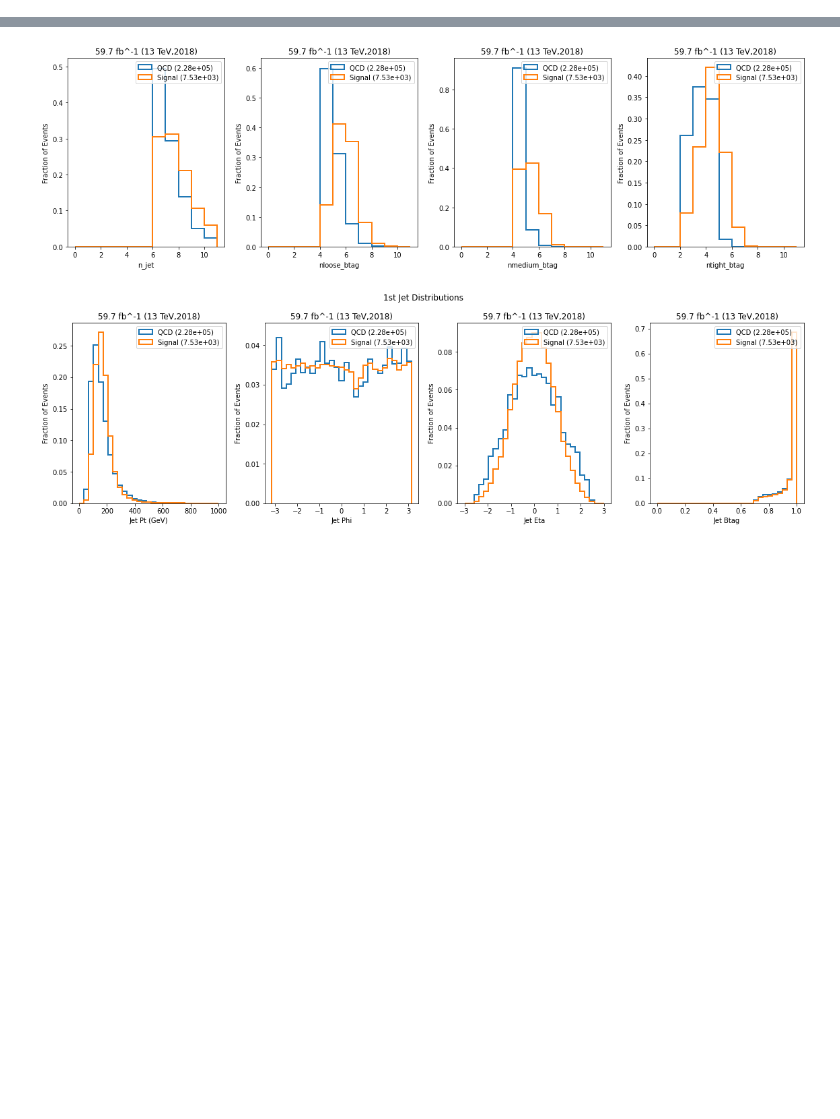
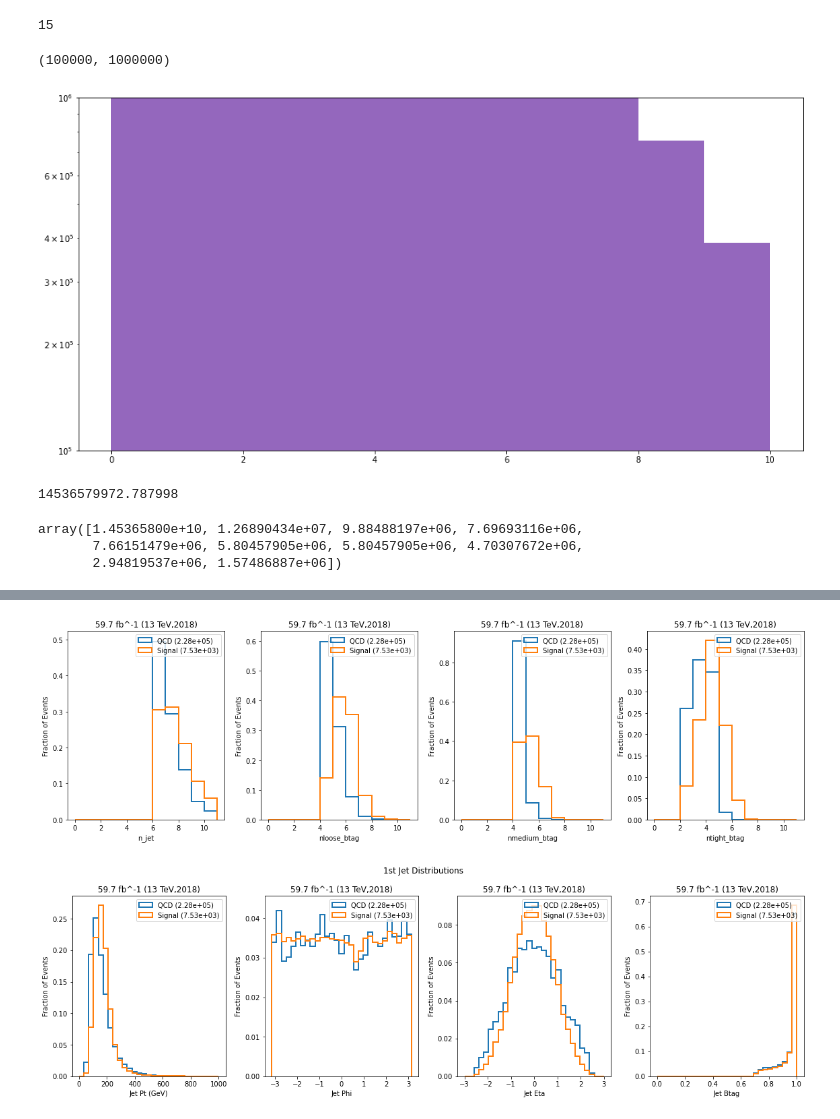
Before and after one commit to srosenzweig09/analysis, a Jupyter notebook: jupyter/background_study.ipynb, the cells around one changed output, grey strips where cells are left out. Cells and saved outputs as stored; diff of their text form; code cells hidden in the pictures; blank space fills up the shorter version.

```diff
--- a/jupyter/background_study.ipynb
+++ b/jupyter/background_study.ipynb
@@ -23,0 +29,7 @@ trees = [ Tree(sample) for sample in [fc.sr.QCD_B_List,fc.sr.NMSSM_MX_700_MY_400
+# %%
+x = range(len(trees[0].cutflow_labels))
+# %%
+bkg_tree = Tree(fc.sr.QCD_B_List + [fc.sr.TTJets])
+# %%
+bkgd_study = Study(bkg_tree)
+scaled_cutflows = [ get_scaled_cutflow(tree) for tree in bkgd_study.selections ]
@@ -23,0 +43,28 @@ trees = [ Tree(sample) for sample in [fc.sr.QCD_B_List,fc.sr.NMSSM_MX_700_MY_400
+# %%
+lumi = 59740
+# %%
+len(scaled_cutflows[0]*lumi)
+# %% [output]
+15
+# %%
+fig, ax = plt.subplots(figsize=(16,8))
+n = 0
+for cutflow in scaled_cutflows[0]*lumi:
+    n_i, b, im = ax.hist(x, weights=cutflow, stacked=True)
+    n += n_i
+# plt.hist(x, weights=sig_scaled_cutflows[0][0], stacked=True)
+ax.set_yscale('log')
+ax.set_ylim(10**5, 10**6)
+# %% [output]
+(100000, 1000000)
+[figure, added]
+# %%
+n[0]
+# %% [output]
+14536579972.787998
+# %%
+n
+# %% [output]
+array([1.45365800e+10, 1.26890434e+07, 9.88488197e+06, 7.69693116e+06,
+       7.66151479e+06, 5.80457905e+06, 5.80457905e+06, 4.70307672e+06,
+       2.94819537e+06, 1.57486887e+06])
```
Also changed, not shown: parts of 9 cells of this notebook, 3 other files.
